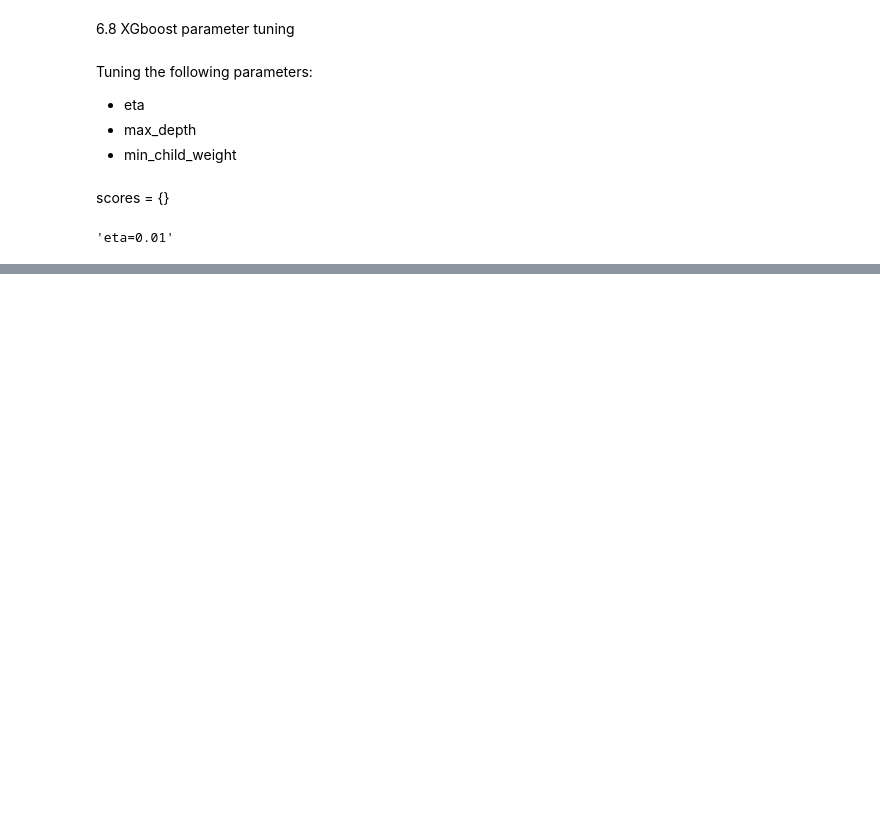
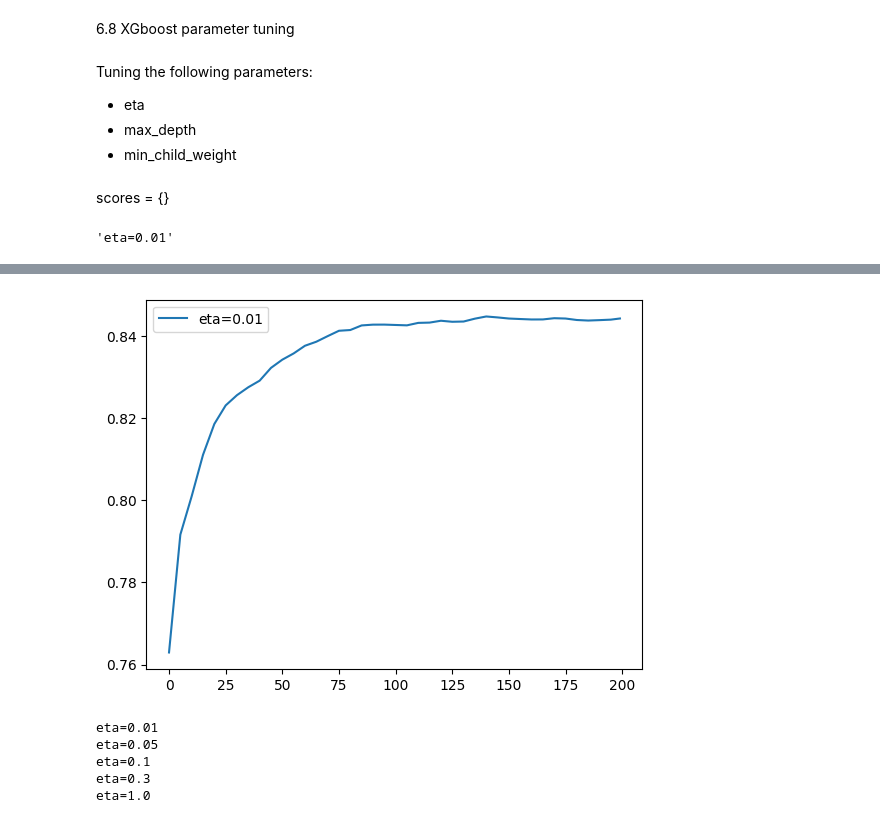
Before and after one commit to mireillehaddad/Machine-Learning, a Jupyter notebook: 06-trees /credit-risk.ipynb, the cells around one changed output, grey strips where cells are left out. Saved outputs shown, nothing was run; the diff lists cells and outputs as text; code cells hidden in the pictures; blank space fills up the shorter version.

```diff
--- a/06-trees /credit-risk.ipynb
+++ b/06-trees /credit-risk.ipynb
@@ -805,6 +796,0 @@ del scores['max_depth=10']
-# %%
-for max_depth, df_score in scores.items():
-    plt.plot(df_score.num_iter, df_score.val_auc, label=max_depth)
-
-plt.ylim(0.8, 0.84)
-plt.legend()
@@ -814,7 +796,0 @@ plt.legend()
-# %%
-for max_depth, df_score in scores.items():
-    plt.plot(df_score['num_iter'], df_score['val_auc'], label=f"depth={max_depth}")
-
-plt.ylim(0.8, 0.84)
-plt.legend()
-plt.show()
@@ -840,7 +796,0 @@ print(scores)
-# %%
-for max_depth, df_score in scores.items():
-    plt.plot(df_score['num_iter'], df_score['val_auc'], label=f"depth={max_depth}")
-
-plt.ylim(0.8, 0.84)
-plt.legend()
-plt.show()
@@ -997,0 +991,27 @@ plt.show()
+# %%
+%%capture output
+xgb_params = {
+    'eta': 0.01,
+    'max_depth': 3,
+    'min_child_weight': 1,
+
+    'objective': 'binary:logistic',
+    'eval_metric': 'auc',
+
+    'nthread': 8,
+    'seed': 1,
+    'verbosity': 1,
+}
+
+model = xgb.train(xgb_params, dtrain, num_boost_round=200,verbose_eval=5,evals=watchlist)
+scores = {}
+
+key ='eta=%s' % (xgb_params['eta'])
+scores[key] = parse_xgb_output(output)
+scores['eta=0.01']
+# %%
+for key, df_score in scores.items():
+    plt.plot(df_score.num_iter, df_score.val_auc, label=key)
+    plt.legend()
+# %% [output]
+[figure, added]
@@ -997,0 +1035,32 @@ plt.show()
+# %%
+scores = {}
+
+for eta in [0.01, 0.05, 0.1, 0.3, 1.0]:
+    print(f'eta={eta}')
+
+    xgb_params = {
+        'eta': eta,
+        'max_depth': 6,
+        'min_child_weight': 1,
+        'objective': 'binary:logistic',
+        'eval_metric': 'auc',
+        'seed': 1,
+        'verbosity': 1
+    }
+
+    with capture_output() as captured:
+        model = xgb.train(
+            xgb_params,
+            dtrain,
+            num_boost_round=200,
+            evals=[(dtrain, 'train'), (dval, 'validation')],
+            verbose_eval=5
+        )
+
+    scores[eta] = parse_xgb_output(captured.stdout)
+# %% [output]
+eta=0.01
+eta=0.05
+eta=0.1
+eta=0.3
+eta=1.0
```
Also changed, not shown: parts of 35 cells of this notebook.
